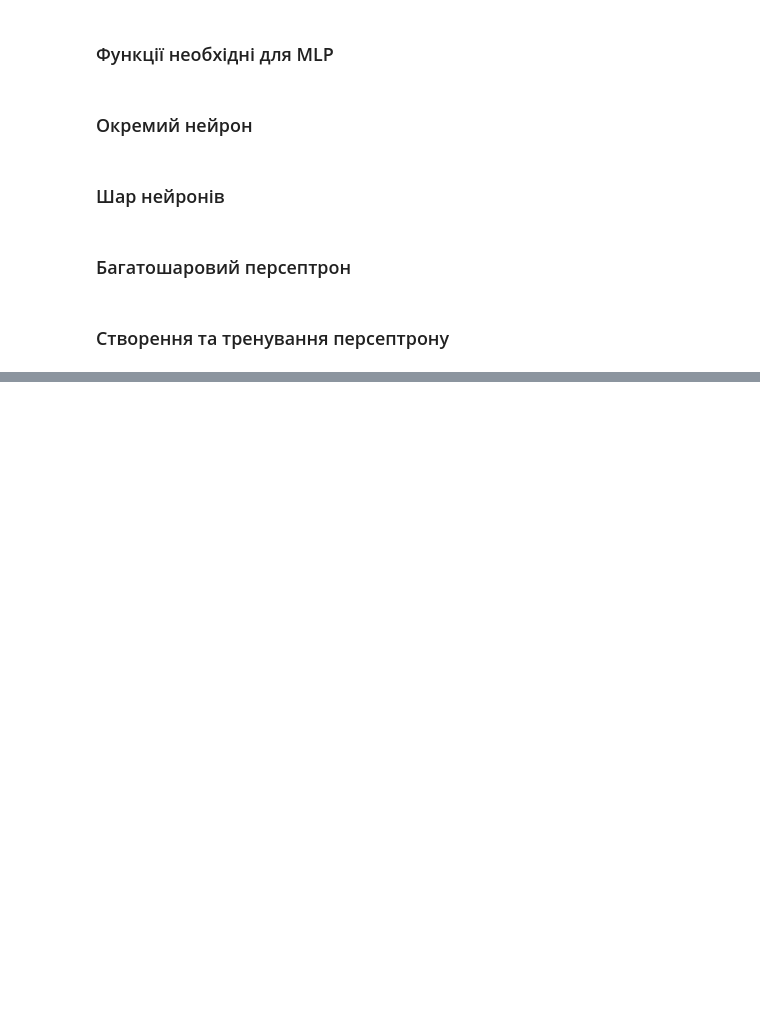
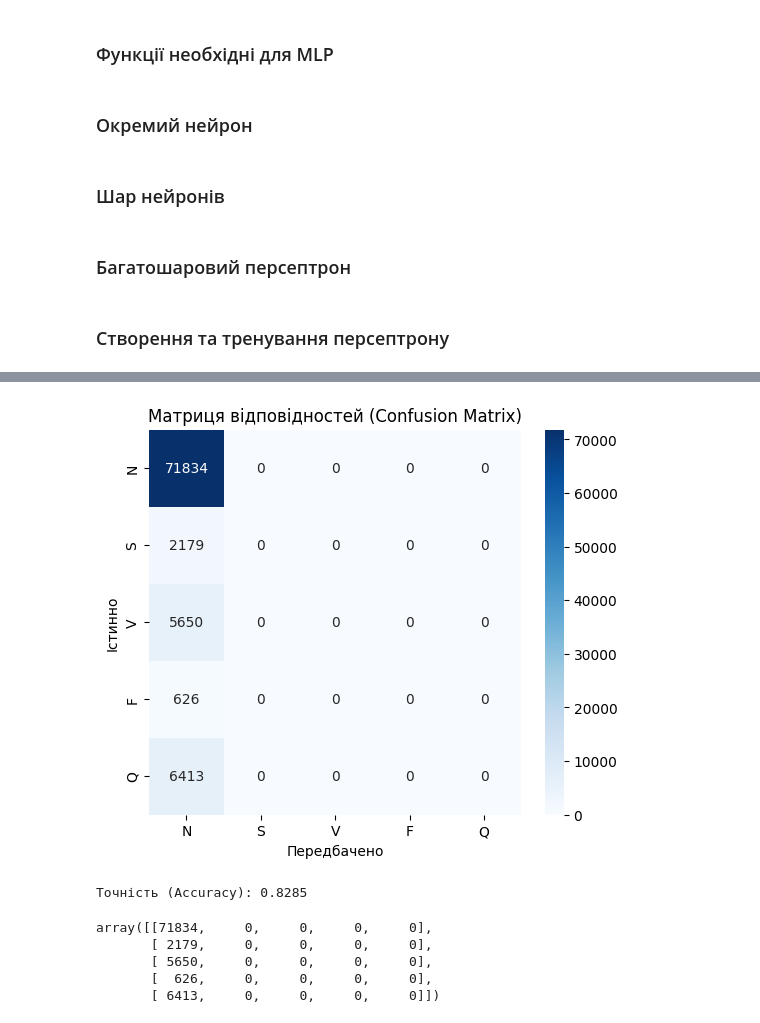
Before and after one commit to MINIAProgramStudio/ML_methods, a Jupyter notebook: Lab_2b/Mykhailo_Holub_FI21_MLP.ipynb, the cells around one changed output, grey strips where cells are left out. Saved outputs shown, nothing was run; the diff lists cells and outputs as text; code cells hidden in the pictures; blank space fills up the shorter version.

```diff
--- a/Lab_2b/Mykhailo_Holub_FI21_MLP.ipynb
+++ b/Lab_2b/Mykhailo_Holub_FI21_MLP.ipynb
@@ -252,13 +294,18 @@ class DenseLayer:
         self.last_output = self.activation_function(self.last_z)
         return self.last_output
 
-    def backward(self, grad_output, lr):
-        dZ = grad_output * self.activation_deriv(self.last_z)
+    def backward(self, grad_output, lr, l2_lambda=0.0):
+        if self.activation_deriv is not None:
+            dZ = grad_output * self.activation_deriv(self.last_z)
+        else:
+            dZ = grad_output
         dW = self.last_input.T @ dZ
         db = np.sum(dZ, axis=0, keepdims=True)
+        dW += 2 * l2_lambda * self.W
         grad_input = dZ @ self.W.T
         self.W -= lr * dW
         self.b -= lr * db
+
         return grad_input
 # %% [markdown]
 ### Багатошаровий персептрон
@@ -309,7 +361,7 @@ class MLP:
 # %%
 from sklearn.preprocessing import OneHotEncoder
 
-model = MLP([64, 32, 16, 5], lr=0.001)
+model = MLP([64, 32, 5], lr=0.001)
 X = df_train.drop(187, axis=1).to_numpy()
 y = df_train[187].to_numpy().reshape(-1, 1)
 
@@ -337,0 +390,34 @@ Epoch 1000 | loss=1072812 | acc=0.829
+# %%
+import seaborn as sns
+
+def check_confusion_matrix(model, X, Y_true, encoder=None, class_names=None):
+    Y_pred = model.forward(X)
+    y_true = np.argmax(Y_true, axis=1)
+    y_pred = np.argmax(Y_pred, axis=1)
+    if encoder is not None and class_names is None:
+        class_names = encoder.categories_[0]
+    n_classes = len(np.unique(y_true))
+    conf_mat = np.zeros((n_classes, n_classes), dtype=int)
+    for t, p in zip(y_true, y_pred):
+        conf_mat[t, p] += 1
+    plt.figure(figsize=(6, 5))
+    sns.heatmap(conf_mat, annot=True, fmt='d', cmap='Blues',
+                xticklabels=class_names if class_names is not None else range(n_classes),
+                yticklabels=class_names if class_names is not None else range(n_classes))
+    plt.xlabel("Передбачено")
+    plt.ylabel("Істинно")
+    plt.title("Матриця відповідностей (Confusion Matrix)")
+    plt.show()
+    accuracy = np.trace(conf_mat) / np.sum(conf_mat)
+    print(f"Точність (Accuracy): {accuracy:.4f}")
+    return conf_mat
+# %%
+check_confusion_matrix(model, X, Y, class_names=["N", "S", "V", "F", "Q"])
+# %% [output]
+[figure, added]
+Точність (Accuracy): 0.8285
+array([[71834,     0,     0,     0,     0],
+       [ 2179,     0,     0,     0,     0],
+       [ 5650,     0,     0,     0,     0],
+       [  626,     0,     0,     0,     0],
+       [ 6413,     0,     0,     0,     0]])
```
Also changed, not shown: parts of 5 cells of this notebook.
